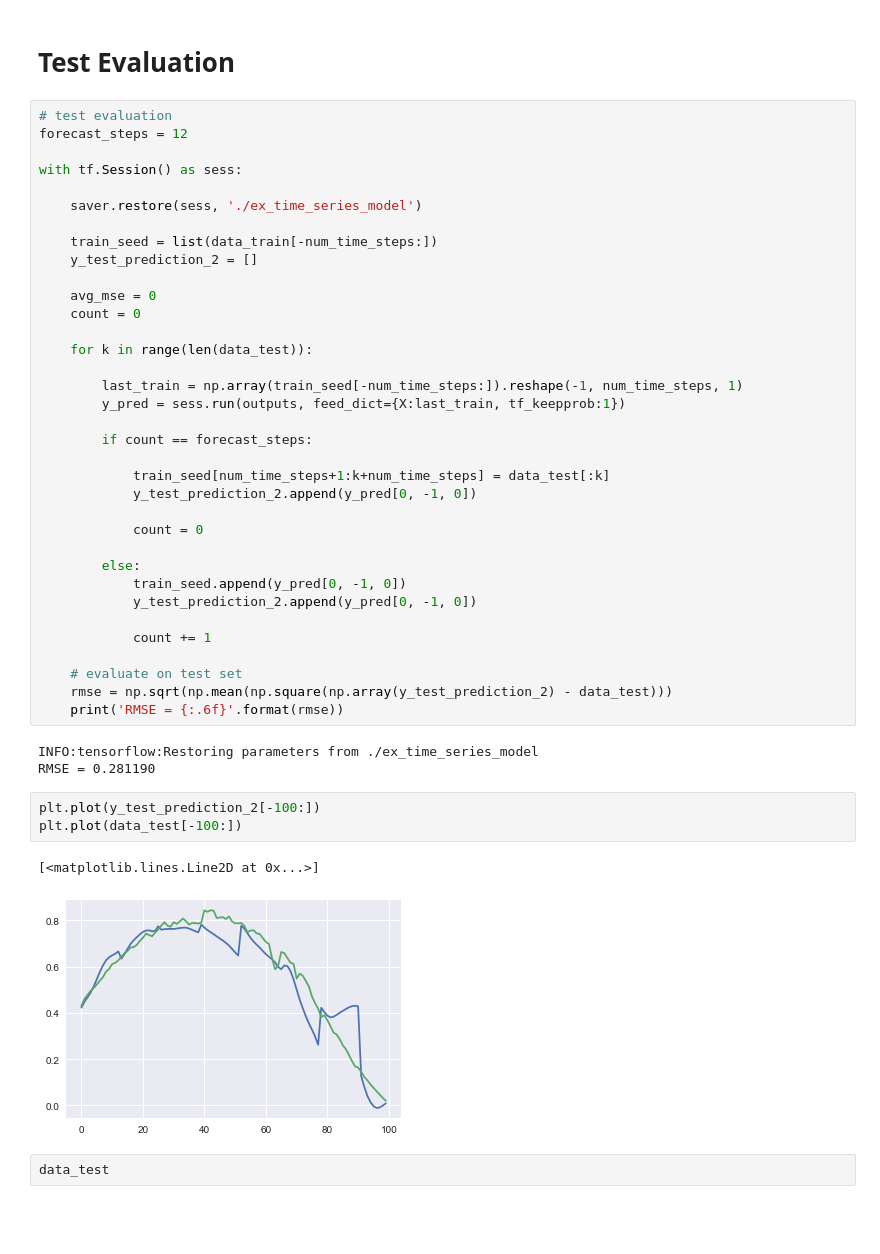
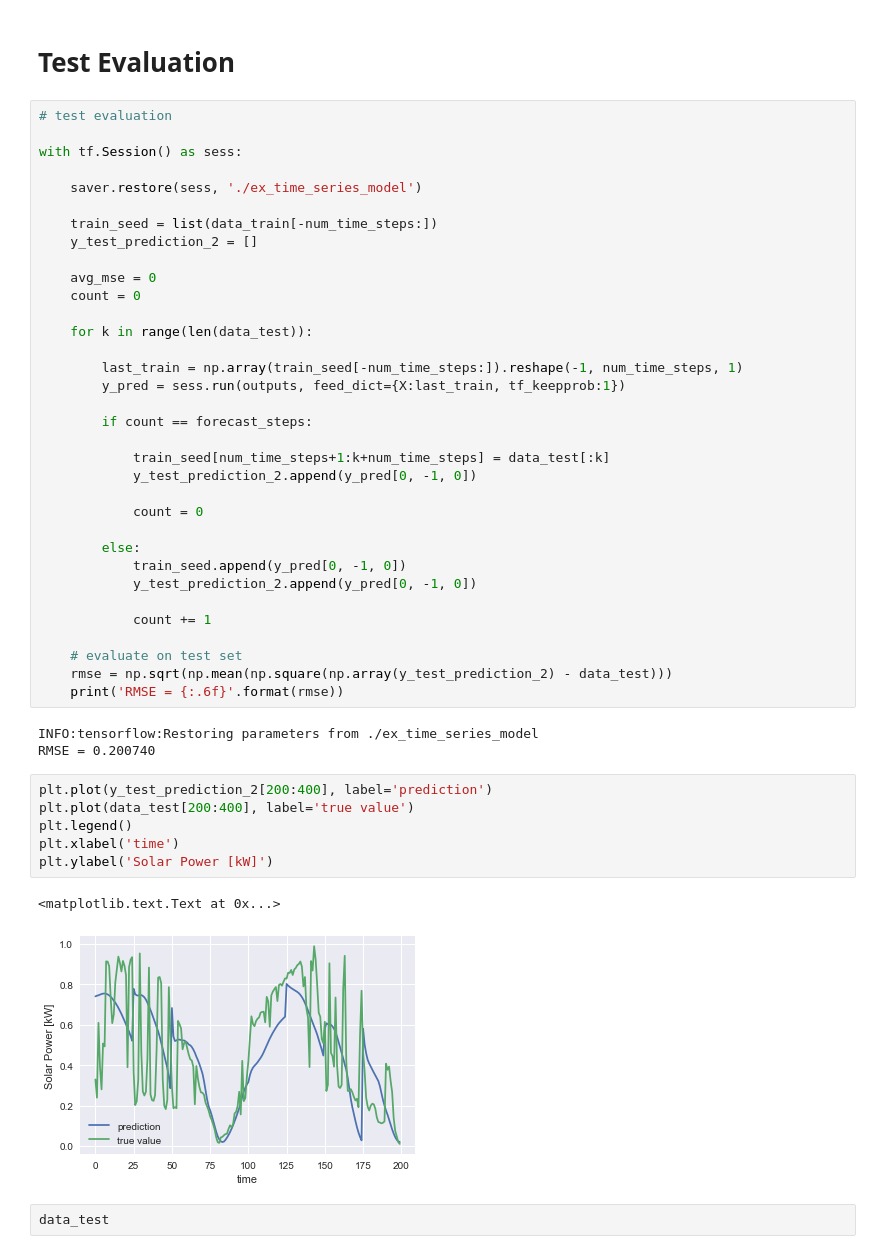
Before and after one commit to thai2net/SolarRoofProject, a Jupyter notebook: Data Analysis/Solar Roof Forecast using LSTM.ipynb, the cells around one changed output. Cells and saved outputs as stored; diff of their text form; blank space fills up the shorter version.

```diff
--- a/Data Analysis/Solar Roof Forecast using LSTM.ipynb
+++ b/Data Analysis/Solar Roof Forecast using LSTM.ipynb
@@ -592,7 +599,6 @@ plt.plot(data_train[-100:])
 # Test Evaluation
 # %%
 # test evaluation
-forecast_steps = 12
 
 with tf.Session() as sess:
 
@@ -627,13 +633,16 @@ with tf.Session() as sess:
     print('RMSE = {:.6f}'.format(rmse))
 # %% [output]
 INFO:tensorflow:Restoring parameters from ./ex_time_series_model
-RMSE = 0.281190
+RMSE = 0.200740
-# %%
-plt.plot(y_test_prediction_2[-100:])
-plt.plot(data_test[-100:])
-# %% [output]
-[<matplotlib.lines.Line2D at 0x...>]
-[figure, removed]
+# %%
+plt.plot(y_test_prediction_2[200:400], label='prediction')
+plt.plot(data_test[200:400], label='true value')
+plt.legend()
+plt.xlabel('time')
+plt.ylabel('Solar Power [kW]')
+# %% [output]
+<matplotlib.text.Text at 0x...>
+[figure, added]
 # %%
 data_test
 # %% [output]
```
Also changed, not shown: parts of 7 cells of this notebook, 23 other files.
